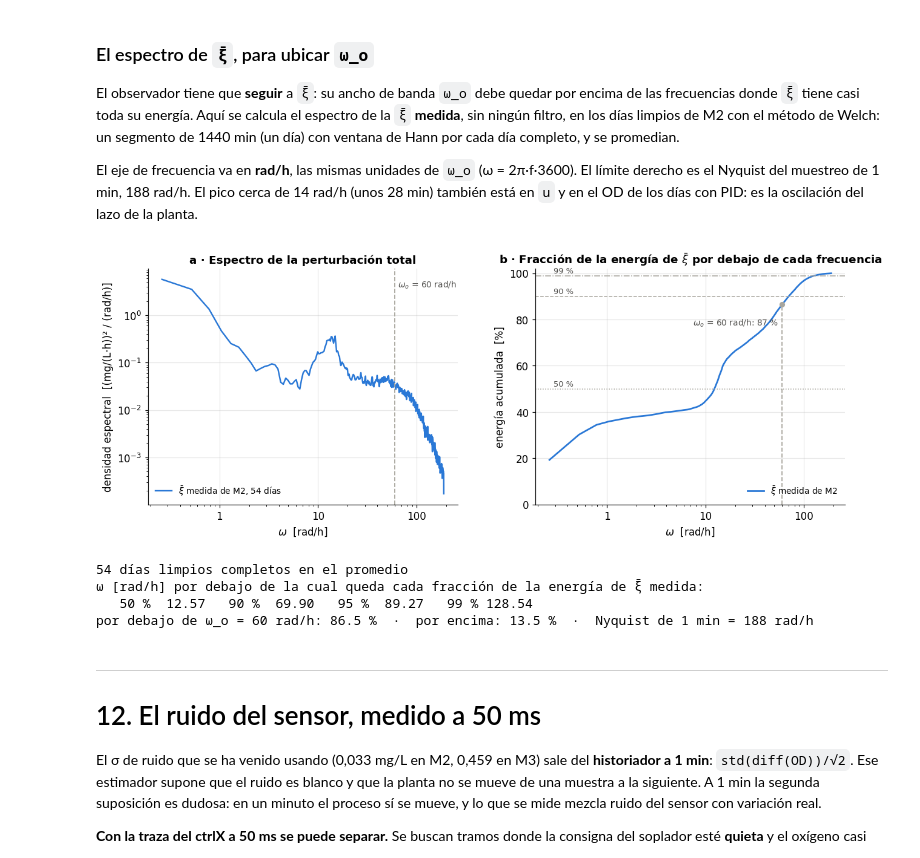
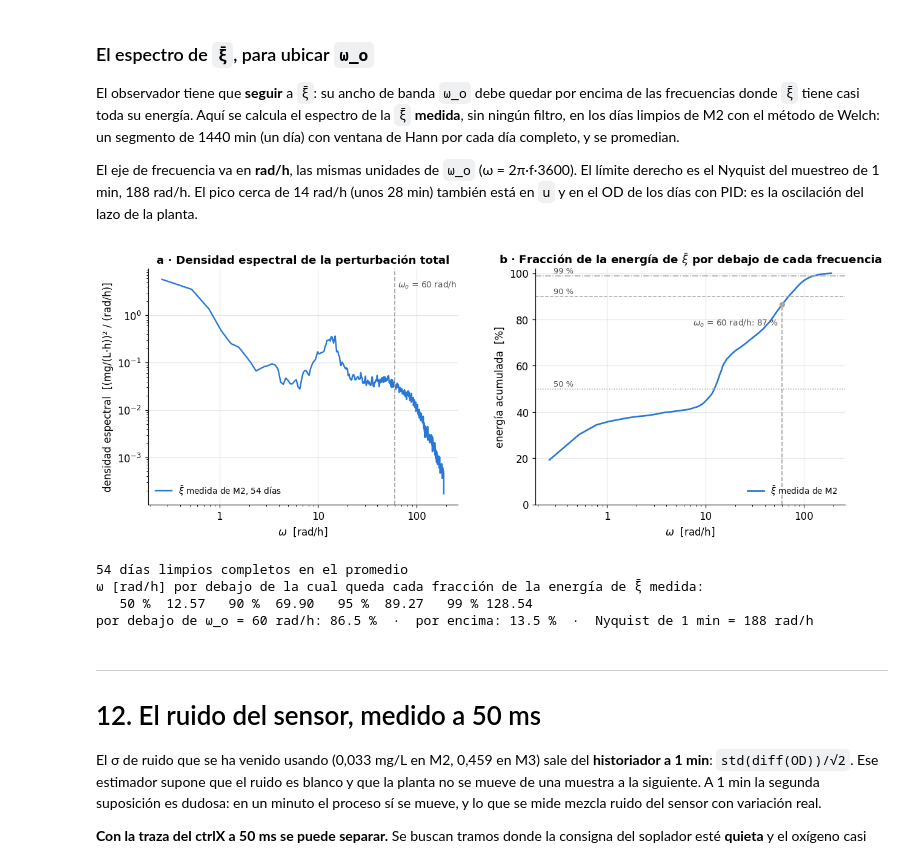
Before and after one commit to EstebanUnal-Hub/ADRC_WWTP, a Jupyter notebook: Datos/analisis/analisis_dinamica_limpio.ipynb, the cells around one changed output. Cells and saved outputs as stored; diff of their text form; code cells hidden in the pictures.

Commit message:
Tables verified; sigma_u from 20 000 s runs (0.0087 / 0.011); exact margins (35.9 deg, 125.3 rad/h); u and u_sat in figures; PSD naming; short-version edits carried to the full version; typos

```diff
--- a/Datos/analisis/analisis_dinamica_limpio.ipynb
+++ b/Datos/analisis/analisis_dinamica_limpio.ipynb
@@ -1982,35 +1982,35 @@ def w_energia(q):                                      # omega bajo la cual qued
 E_WO = np.interp(WO_D, W, Exi)
 fig, ax = plt.subplots(1, 2, figsize=(13.5, 4.6), gridspec_kw={'wspace': .25})
 a = ax[0]
 a.loglog(W[1:], Pxi[1:]/HZ_A_RADH, lw=1.6, color=AZUL, label=r'$\bar{\xi}$ medida de M2, %d días' % len(SEG))
 a.axvline(WO_D, color=GRIS, lw=1.2, ls='--')
 a.text(WO_D*1.08, a.get_ylim()[1]*.4, r'$\omega_o$ = %d rad/h' % WO_D, fontsize=9, color='#52514e')
 a.set(xlabel=r'$\omega$  [rad/h]', ylabel='densidad espectral  [(mg/(L·h))² / (rad/h)]',
-      title='a · Espectro de la perturbación total')
+      title='a · Densidad espectral de la perturbación total')
 a.legend(frameon=False, fontsize=9, loc='lower left')
 a = ax[1]
 a.semilogx(W[1:], Exi[1:], lw=1.8, color=AZUL, label=r'$\bar{\xi}$ medida de M2')
 for q, ls in ((50, ':'), (90, '--'), (99, '-.')):
     a.axhline(q, color=GRIS, lw=1, ls=ls)
     a.text(W[1]*1.1, q + 1.2, '%d %%' % q, fontsize=8.5, color='#52514e')
 a.plot([WO_D, WO_D], [0, E_WO], color=GRIS, lw=1.2, ls='--')
 a.plot(WO_D, E_WO, 'o', ms=5, color=GRIS)
 a.text(WO_D*.92, E_WO - 9, r'$\omega_o$ = %d rad/h: %s %%' % (WO_D, ('%.0f' % E_WO)), ha='right', fontsize=9, color='#52514e')
 a.set(xlabel=r'$\omega$  [rad/h]', ylabel='energía acumulada  [%]', ylim=(0, 102),
       title=r'b · Fracción de la energía de $\bar{\xi}$ por debajo de cada frecuencia')
 a.legend(frameon=False, fontsize=9, loc='lower right')
 for a in ax:
     a.xaxis.set_major_formatter(plt.FuncFormatter(lambda v, _: ('%g' % v).replace('.', ',')))
 fig.savefig('../../Latex/Tesis/figuras/ident_19_espectro_f.pdf', bbox_inches='tight')
 plt.show()
 
 print('%d días limpios completos en el promedio' % len(SEG))
 print('ω [rad/h] por debajo de la cual queda cada fracción de la energía de ξ̄ medida:')
 print('   50 %% %6.2f   90 %% %6.2f   95 %% %6.2f   99 %% %6.2f' % tuple(w_energia(q) for q in (50, 90, 95, 99)))
 print('por debajo de ω_o = %d rad/h: %.1f %%  ·  por encima: %.1f %%  ·  Nyquist de 1 min = %.0f rad/h'
       % (WO_D, E_WO, 100 - E_WO, W[-1]))
 # %% [output]
-[figure, old version]
+[figure, new version]
 54 días limpios completos en el promedio
 ω [rad/h] por debajo de la cual queda cada fracción de la energía de ξ̄ medida:
    50 %  12.57   90 %  69.90   95 %  89.27   99 % 128.54
```
Also changed, not shown: 31 other files.
